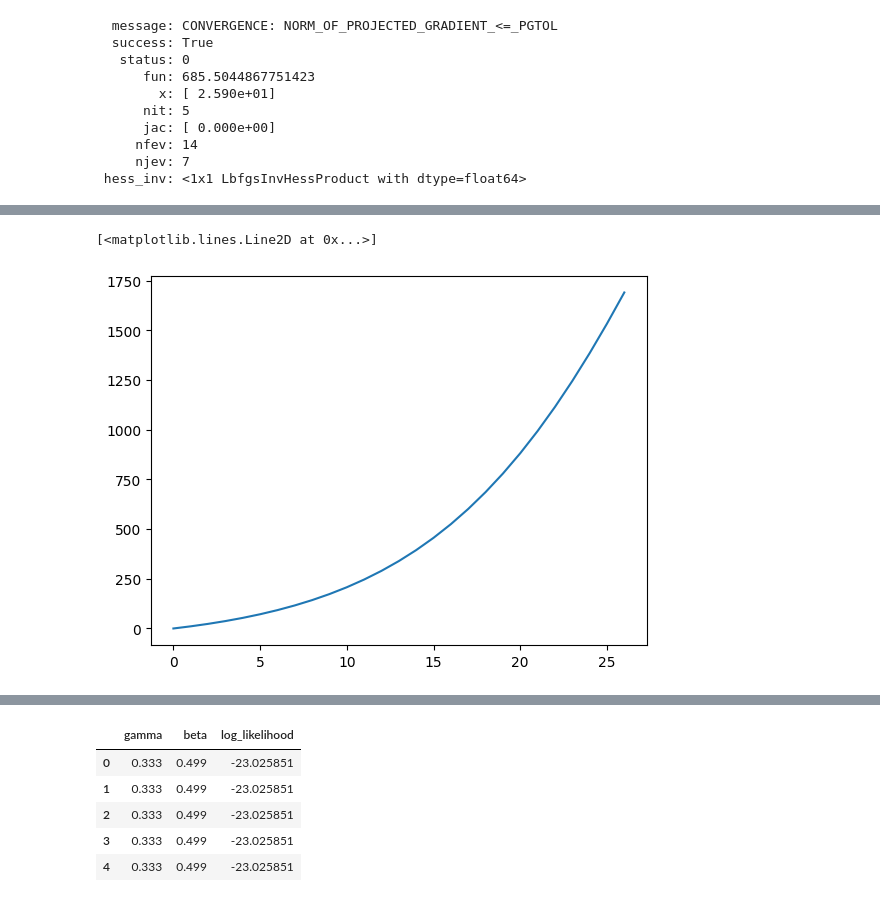
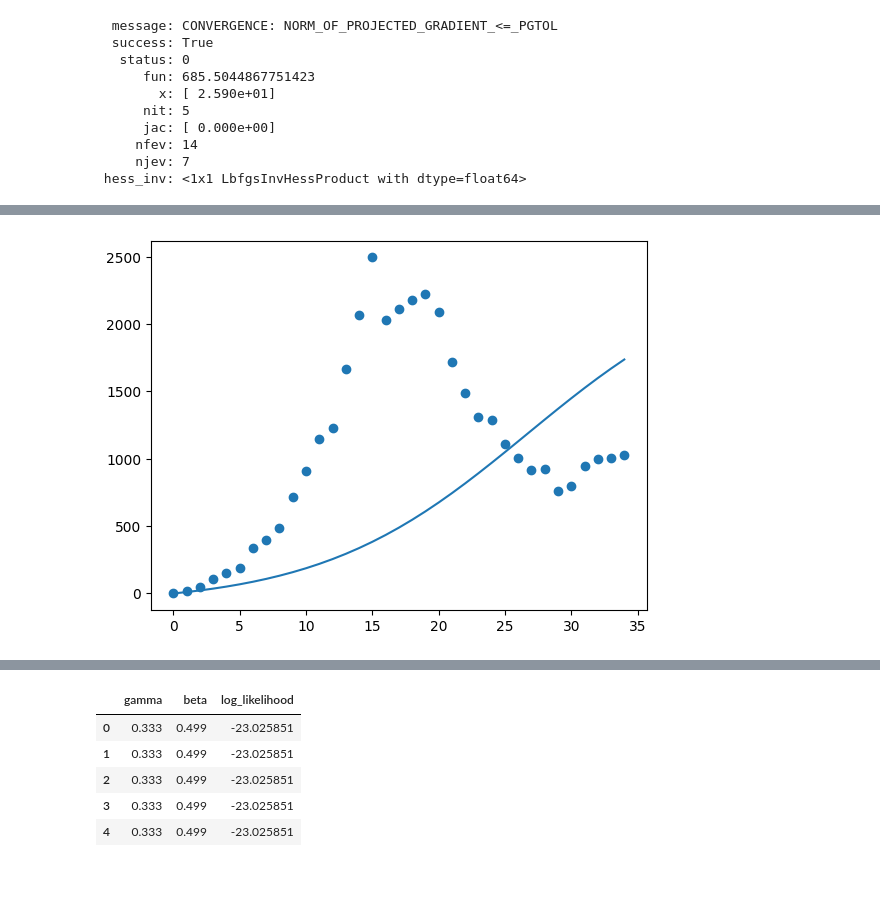
Before and after one commit to HilbertN/Analisis_de_datos_Tareas, a Jupyter notebook: Tarea3_Ajuste_de_parametros.ipynb, the cells around one changed output, grey strips where cells are left out. Cells and saved outputs as stored; diff of their text form; code cells hidden in the pictures.

```diff
--- a/Tarea3_Ajuste_de_parametros.ipynb
+++ b/Tarea3_Ajuste_de_parametros.ipynb
@@ -82,7 +82,7 @@ ola
 | 98 | 1025 |
 98 rows × 1 columns
 # %%
-ola1=ola.iloc[0:27]
+ola1=ola.iloc[0:35]
 # %%
 ax,fig=plt.subplots(figsize=(25,10))
 fig.plot(np.arange(1,99),ola['positivo'])
@@ -140,14 +140,14 @@ ola1
 # %%
- ola1.index=np.arange(0,27)
+ ola1.index=np.arange(0,35)
 # %%
 ola1=ola1.astype(float)
 # %%
 #Ejercicio 2: Ajustar la primera ola con m ́ınimos cuadrados
-def SIC(y,t,gamma,beta,N):
+def SIC(y,t,gamma,beta):
 	S=y[0]
 	I=y[1]
 	C=y[2]
-
+	N=S+I+C
 
 	dS = -beta * S*I/N
 	dI = beta * S*I/N - gamma*I
@@ -155,23 +155,21 @@ def SIC(y,t,gamma,beta,N):
 	return np.array([dS,dI,dC])
 
 
-def Acum(gamma,beta,N):
+def Acum(gamma,beta):
   def model(y,t):
-    return SIC(y,t,gamma,beta,N)
-  t=np.arange(0,27)
-  N0=200000.0
+    return SIC(y,t,gamma,beta)
+  t=np.arange(0,35)
+  N0=100000.0
   y0=np.array([N0-1.,1.,0.])
   sol=odeint(model,y0,t)
   return sol[:,2]
 
 def cost(params):
-    predict=pd.DataFrame(Acum(params[0],params[1],params[2]),columns=['positivo'])
-    c=(predict['positivo']-ola1['positivo']).map(lambda x: x*x)
-
-    costo=c.sum()
+    predict=pd.DataFrame(Acum(params[0],params[1]),columns=['positivo'])
+    costo=np.sum(np.power(predict['positivo']-ola1['positivo'],2.0))
     return costo
 
-x0=np.array([0.1,0.001,100000])
-res=optimize.minimize(cost,x0,bounds=[(0,10),(0,10),(0,50000000)])
+x0=np.array([0.1,2])
+res=optimize.minimize(cost,x0,bounds=[(0,10),(0,10)])
 res
 # %% [output]
@@ -213,13 +196,14 @@ Name: positivo, dtype: float64
 # %%
-t=np.arange(0,27)
-N0=200000.0
+t=np.arange(0,35)
+N0=100000.0
 y0=np.array([N0-1.,1.,0.])
 
 def model(y,t):
-	return SIC(y,t,res.x[0],res.x[1],res.x[2])
+	return SIC(y,t,res.x[0],res.x[1])
 model_prediction = odeint(model, y0, t)
 
 plt.plot(t,model_prediction[:,2])
+plt.scatter(t,ola1['positivo'])
+plt.show()
 # %% [output]
-[<matplotlib.lines.Line2D at 0x...>]
-[figure, old version]
+[figure, new version]
```
Also changed, not shown: parts of 6 cells of this notebook.
